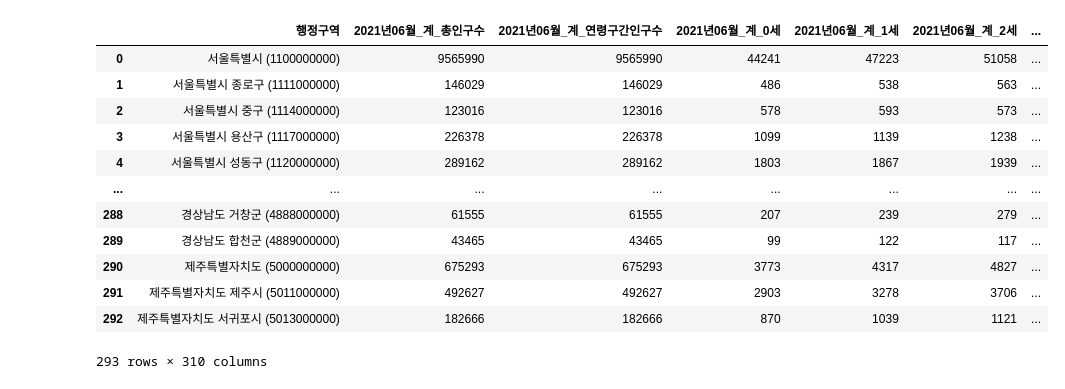
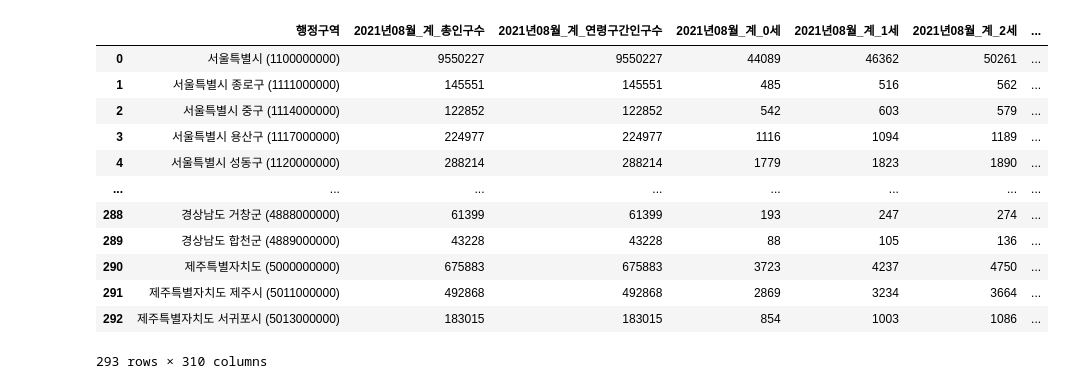
Before and after one commit to urous3814/Sorabol-SharingCamp, a Jupyter notebook: 09/13/Colab_3day.ipynb, the cells around one changed output. Saved outputs shown, nothing was run; the diff lists cells and outputs as text; code cells hidden in the pictures.

Commit message:
Colaboratory를 통해 생성됨

```diff
--- a/09/13/Colab_3day.ipynb
+++ b/09/13/Colab_3day.ipynb
@@ -31,20 +20,20 @@ plt.rc('axes', unicode_minus=False)
 # %%
 import pandas as pd
 import numpy as np
 
-df = pd.read_csv('/content/drive/MyDrive/colab/202106_202106_연령별인구현황_월간.csv', encoding='cp949', thousands = ',')
+df = pd.read_csv('/content/drive/MyDrive/colab/202108_202108_연령별인구현황_월간 (1).csv', encoding='cp949', thousands = ',')
 df
 # %% [output]
-|  | 행정구역 | 2021년06월_계_총인구수 | 2021년06월_계_연령구간인구수 | 2021년06월_계_0세 | 2021년06월_계_1세 | 2021년06월_계_2세 | ... |
-| 0 | 서울특별시 (1100000000) | 9565990 | 9565990 | 44241 | 47223 | 51058 | ... |
-| 1 | 서울특별시 종로구 (1111000000) | 146029 | 146029 | 486 | 538 | 563 | ... |
-| 2 | 서울특별시 중구 (1114000000) | 123016 | 123016 | 578 | 593 | 573 | ... |
-| 3 | 서울특별시 용산구 (1117000000) | 226378 | 226378 | 1099 | 1139 | 1238 | ... |
-| 4 | 서울특별시 성동구 (1120000000) | 289162 | 289162 | 1803 | 1867 | 1939 | ... |
+|  | 행정구역 | 2021년08월_계_총인구수 | 2021년08월_계_연령구간인구수 | 2021년08월_계_0세 | 2021년08월_계_1세 | 2021년08월_계_2세 | ... |
+| 0 | 서울특별시 (1100000000) | 9550227 | 9550227 | 44089 | 46362 | 50261 | ... |
+| 1 | 서울특별시 종로구 (1111000000) | 145551 | 145551 | 485 | 516 | 562 | ... |
+| 2 | 서울특별시 중구 (1114000000) | 122852 | 122852 | 542 | 603 | 579 | ... |
+| 3 | 서울특별시 용산구 (1117000000) | 224977 | 224977 | 1116 | 1094 | 1189 | ... |
+| 4 | 서울특별시 성동구 (1120000000) | 288214 | 288214 | 1779 | 1823 | 1890 | ... |
 | ... | ... | ... | ... | ... | ... | ... | ... |
-| 288 | 경상남도 거창군 (4888000000) | 61555 | 61555 | 207 | 239 | 279 | ... |
-| 289 | 경상남도 합천군 (4889000000) | 43465 | 43465 | 99 | 122 | 117 | ... |
-| 290 | 제주특별자치도 (5000000000) | 675293 | 675293 | 3773 | 4317 | 4827 | ... |
-| 291 | 제주특별자치도 제주시 (5011000000) | 492627 | 492627 | 2903 | 3278 | 3706 | ... |
-| 292 | 제주특별자치도 서귀포시 (5013000000) | 182666 | 182666 | 870 | 1039 | 1121 | ... |
+| 288 | 경상남도 거창군 (4888000000) | 61399 | 61399 | 193 | 247 | 274 | ... |
+| 289 | 경상남도 합천군 (4889000000) | 43228 | 43228 | 88 | 105 | 136 | ... |
+| 290 | 제주특별자치도 (5000000000) | 675883 | 675883 | 3723 | 4237 | 4750 | ... |
+| 291 | 제주특별자치도 제주시 (5011000000) | 492868 | 492868 | 2869 | 3234 | 3664 | ... |
+| 292 | 제주특별자치도 서귀포시 (5013000000) | 183015 | 183015 | 854 | 1003 | 1086 | ... |
 293 rows × 310 columns
```
Also changed, not shown: parts of 15 cells of this notebook.
